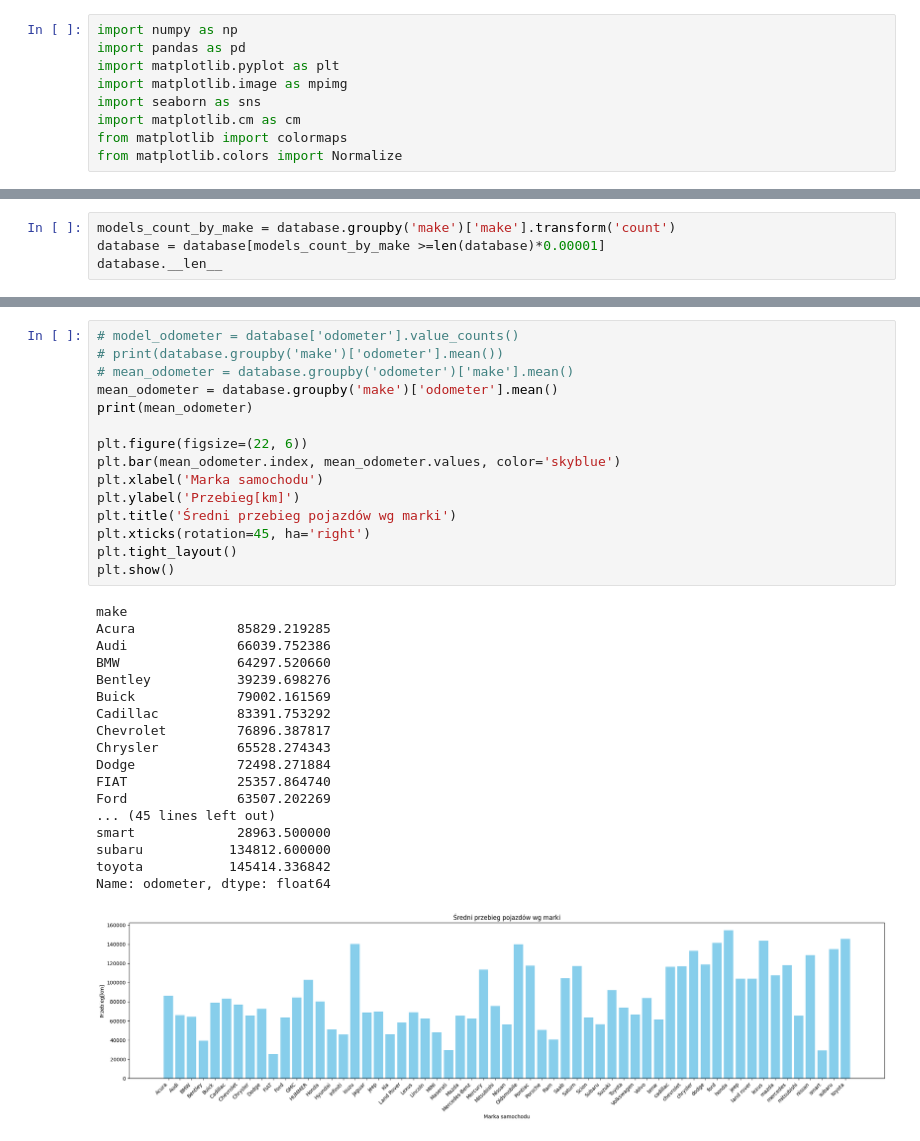
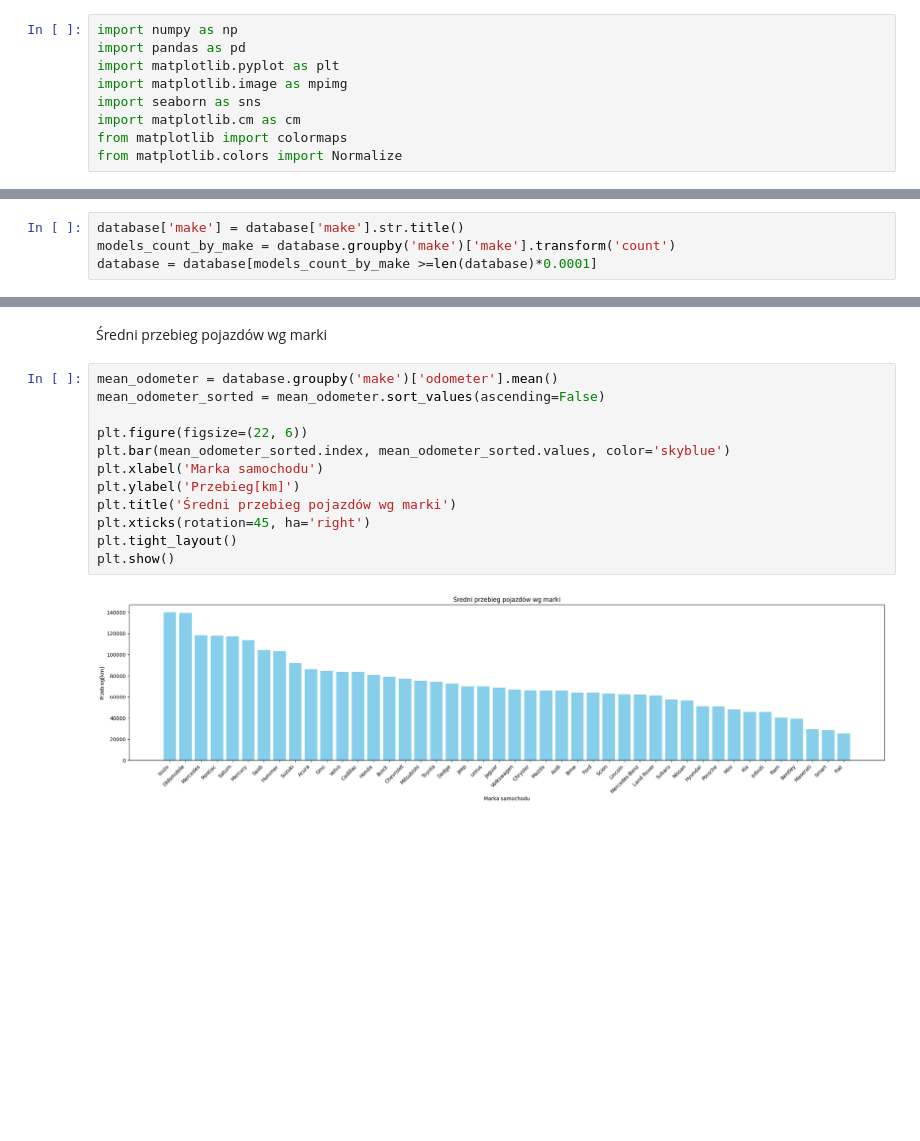
Before and after one commit to Michal170/big_data_analysis, a Jupyter notebook: car_prices.ipynb, the cells around one changed output, grey strips where cells are left out. Saved outputs shown, nothing was run; the diff lists cells and outputs as text; blank space fills up the shorter version.

```diff
--- a/car_prices.ipynb
+++ b/car_prices.ipynb
@@ -31,4 +16,4 @@ database.__len__
 # %%
+database['make'] = database['make'].str.title()
 models_count_by_make = database.groupby('make')['make'].transform('count')
-database = database[models_count_by_make >=len(database)*0.00001]
-database.__len__
+database = database[models_count_by_make >=len(database)*0.0001]
@@ -88,34 +36,16 @@ database.head(3)
+# %% [markdown]
+Średni przebieg pojazdów wg marki
 # %%
-# model_odometer = database['odometer'].value_counts()
-# print(database.groupby('make')['odometer'].mean())
-# mean_odometer = database.groupby('odometer')['make'].mean()
 mean_odometer = database.groupby('make')['odometer'].mean()
-print(mean_odometer)
+mean_odometer_sorted = mean_odometer.sort_values(ascending=False)
 
 plt.figure(figsize=(22, 6))
-plt.bar(mean_odometer.index, mean_odometer.values, color='skyblue')
+plt.bar(mean_odometer_sorted.index, mean_odometer_sorted.values, color='skyblue')
 plt.xlabel('Marka samochodu')
 plt.ylabel('Przebieg[km]')
 plt.title('Średni przebieg pojazdów wg marki')
 plt.xticks(rotation=45, ha='right')
 plt.tight_layout()
 plt.show()
 # %% [output]
-make
-Acura             85829.219285
-Audi              66039.752386
-BMW               64297.520660
-Bentley           39239.698276
-Buick             79002.161569
-Cadillac          83391.753292
-Chevrolet         76896.387817
-Chrysler          65528.274343
-Dodge             72498.271884
-FIAT              25357.864740
-Ford              63507.202269
-... (45 lines left out)
-smart             28963.500000
-subaru           134812.600000
-toyota           145414.336842
-Name: odometer, dtype: float64
-[figure, old version]
+[figure, new version]
```
Also changed, not shown: parts of 8 cells of this notebook.
